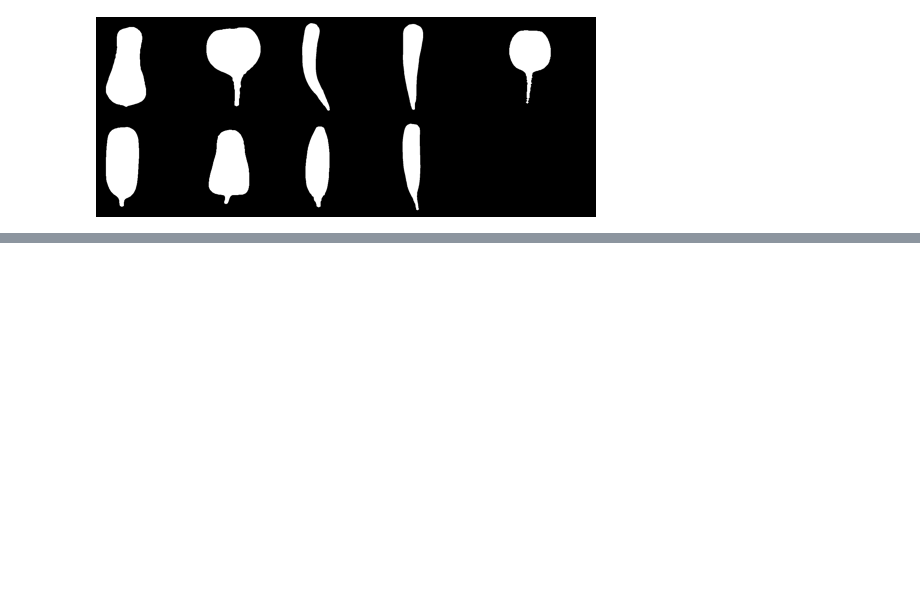
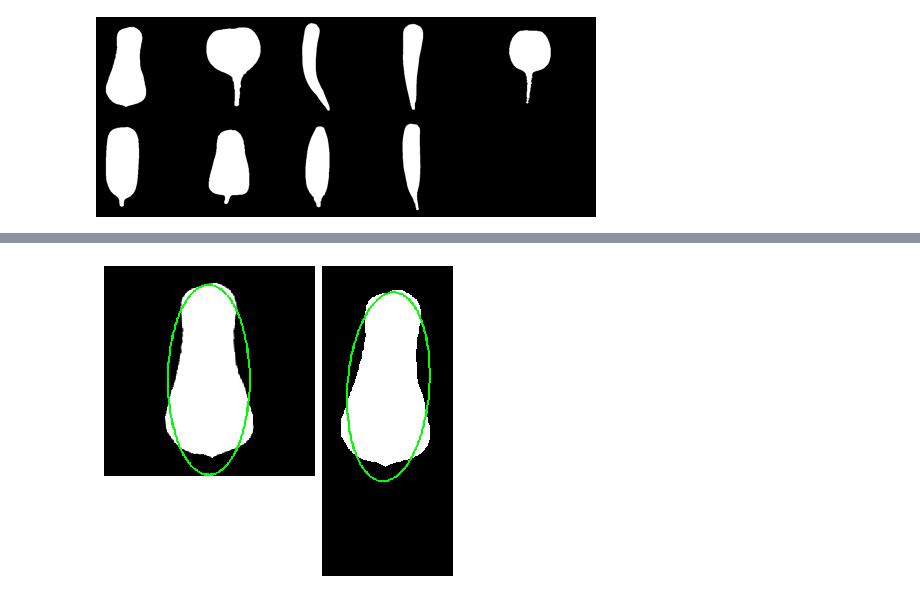
Before and after one commit to iciromaco/RadiShLab, a Jupyter notebook: S4_実験用シルエット画像データの生成.ipynb, the cells around one changed output, grey strips where cells are left out. Cells and saved outputs as stored; diff of their text form; code cells hidden in the pictures; blank space fills up the shorter version.

```diff
--- a/S4_実験用シルエット画像データの生成.ipynb
+++ b/S4_実験用シルエット画像データの生成.ipynb
@@ -7,7 +7,7 @@ import matplotlib.pyplot as plt
 import cv2
 
 # Google Colaboratory の MyDrive パス
-COLABRDROOT = "/content/drive/My Drive/RadishLab"
+COLABRDROOT = "/content/drive/My Drive/RadiShLab"
 # ホーム
 LOCALHOME = "."  # フォルダを絶対指定するならここを書き変えてください
 
@@ -15,6 +15,7 @@ rInput_SilF = 'RDSamples/silhoette' # シルエット画像フォルダ(ホー
 rOutput_SilF = 'RDSamples/silhoetteM' # 余白調節したシルエット画像のフォルダ
 rInput_SrcF = 'RDSamples/cropped' # シルエットに対する原画像のフォルダ
 rOutput_SrcF = 'RDSamples/croppedM' # 余白調整シルエットに対する余白調整した原画像のフォルダ
+SilImagesF = 'RDSamples/NSilImages' # 正規化したシルエット画像を保存するフォルダ
 
 # 環境判定（Google Colaboratory かどうかの判定）
 try:
@@ -23,8 +24,8 @@ try:
     sys.path.append(COLABROOT)
     COLABORATORY = True
 except ImportError:
+    sys.path.append('./rdlib')
     COLABORATORY = False
-    sys.path.append('./rdlib')
 import rdlib.rdlib4 as rd
 
 # フォルダ指定
@@ -34,6 +35,7 @@ aInput_SilF  = "/".join([labhome,rInput_SilF])  # シルエット画像フォル
 aOutput_SilF = "/".join([labhome,rOutput_SilF])# 余白調節したシルエット画像のフォルダ
 aInput_SrcF = "/".join([labhome,rInput_SrcF])   # シルエットに対する原画像のフォルダ
 aOutput_SrcF = "/".join([labhome,rOutput_SrcF]) # 余白調整シルエットに対する余白調整した原画像のフォルダ
+aSilImageF = "/".join([labhome,SilImagesF]) #  正規化したシルエット画像を保存するフォルダ
 # %% [markdown]
 ## 目的
 S2　あるいは　S3　のインタラクティブ前景抽出により得られたシルエット画像はマージン量がまちまちで位置が偏っていたりするので、位置とマージンを調整し、画像のほぼ中央に対象を配置し、上下左右に均等なマージンをとりたい。
@@ -162,0 +228,39 @@ rd.makethumbnail(aOutput_SilF)
+# %%
+# シルエットの正規化バッチプログラム
+simgs = rd.collectimages(aOutput_SilF)       # シルエット画像のリスト
+silfilenames = rd.collectimagepaths(aInput_SilF) # シルエット画像の名前のリスト
+
+nimgs = []
+if not os.path.exists(aSilImageF):
+    os.mkdir(aSilImageF)
+for simg, path in zip(imgs,silfilenames):
+    img1 = rd.getNormSil(simg,tiltzero=True,mr=1.2,unitSize=256)
+    nimgs.append(img1)
+    basename = os.path.basename(path)
+    name,ext = os.path.splitext(basename)
+    savename = aSilImageF + '/N_' + basename
+    cv2.imwrite(savename,img1)
+
+# 結果表示のための関数
+def resultplot2(n):
+     # 原シルエットの輪郭線追跡
+    img = imgs[n].copy()
+    cnt = rd.cv2findContours34(img, 1, 2)[0][0]
+    canvas0 = cv2.cvtColor(img,cv2.COLOR_GRAY2BGR)
+    ellipse = cv2.fitEllipse(cnt) #  近似楕円を求める
+    cv2.ellipse(canvas0,ellipse,(0,255,0),2) # 楕円を描画
+
+    # 回転補正し大きさを正規化した画像を作る
+    img1 = rd.getNormSil(img,tiltzero=True,mr=1.2,unitSize=256)
+    cnt1 = rd.cv2findContours34(nimgs[n], 1, 2)[0][0]
+    canvas1 = cv2.cvtColor(img1,cv2.COLOR_GRAY2BGR)
+    ellipse1 = cv2.fitEllipse(cnt1) #  近似楕円を求める
+    cv2.ellipse(canvas1,ellipse1,(0,255,0),2) # 楕円を描画
+
+    canvas = rd.mkparaimage([canvas1,canvas0])
+    plt.figure(figsize=(6,6),dpi=75)
+    rd.plotimg(canvas)
+# %%
+resultplot2(0)
+# %% [output]
+[figure, added]
```
Also changed, not shown: parts of 16 cells of this notebook, 17 other files.
